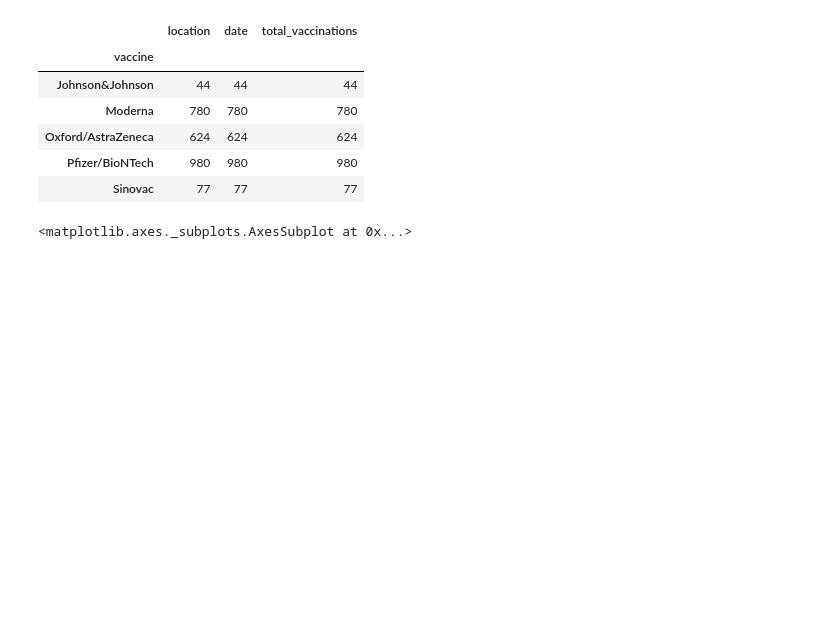
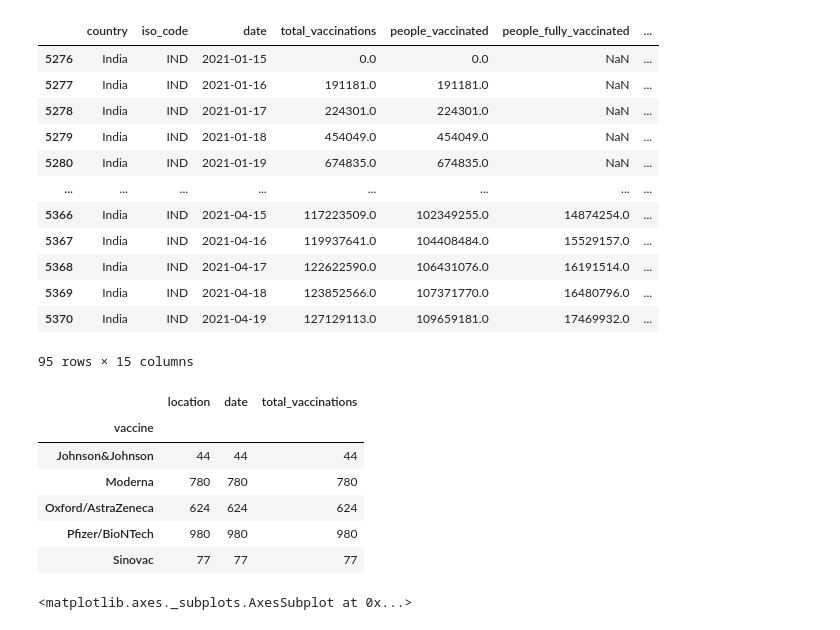
Before and after one commit to surypratap04/COVID-19_VACCINATION_PROGRESS_PROJECT, a Jupyter notebook: notebook.ipynb, the cells around one changed output. Cells and saved outputs as stored; diff of their text form; code cells hidden in the pictures; blank space fills up the shorter version.

```diff
--- a/notebook.ipynb
+++ b/notebook.ipynb
@@ -4,6 +4,22 @@ import matplotlib.pyplot as plt
 # %%
 df_c = pd.read_csv('datasets/country.csv')
 df_m = pd.read_csv('datasets/manufacturer.csv')
+# %%
+df_c[df_c['country'] == 'India']
+# %% [output]
+|  | country | iso_code | date | total_vaccinations | people_vaccinated | people_fully_vaccinated | ... |
+| 5276 | India | IND | 2021-01-15 | 0.0 | 0.0 | NaN | ... |
+| 5277 | India | IND | 2021-01-16 | 191181.0 | 191181.0 | NaN | ... |
+| 5278 | India | IND | 2021-01-17 | 224301.0 | 224301.0 | NaN | ... |
+| 5279 | India | IND | 2021-01-18 | 454049.0 | 454049.0 | NaN | ... |
+| 5280 | India | IND | 2021-01-19 | 674835.0 | 674835.0 | NaN | ... |
+| ... | ... | ... | ... | ... | ... | ... | ... |
+| 5366 | India | IND | 2021-04-15 | 117223509.0 | 102349255.0 | 14874254.0 | ... |
+| 5367 | India | IND | 2021-04-16 | 119937641.0 | 104408484.0 | 15529157.0 | ... |
+| 5368 | India | IND | 2021-04-17 | 122622590.0 | 106431076.0 | 16191514.0 | ... |
+| 5369 | India | IND | 2021-04-18 | 123852566.0 | 107371770.0 | 16480796.0 | ... |
+| 5370 | India | IND | 2021-04-19 | 127129113.0 | 109659181.0 | 17469932.0 | ... |
+95 rows × 15 columns
 # %%
 df_m.groupby('vaccine').count()
 # %% [output]
```
Also changed, not shown: parts of 4 cells of this notebook, 4 other files.
